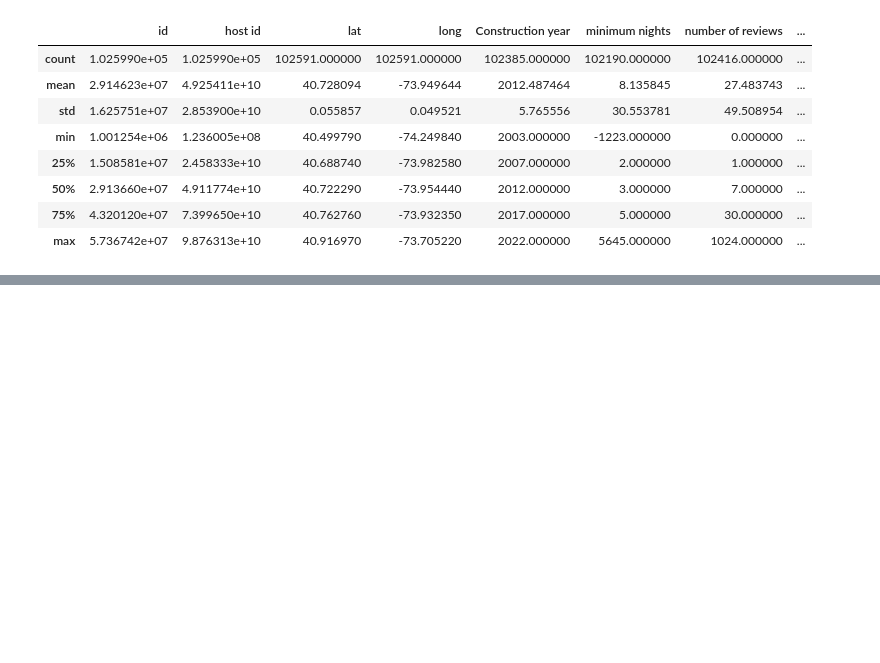
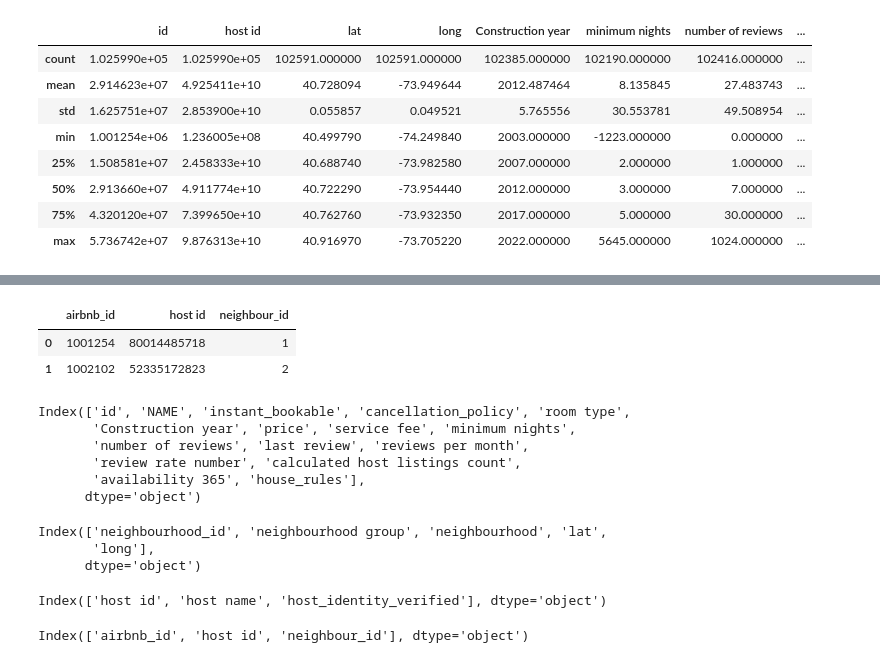
Before and after one commit to lapiceroazul4/Airbnb_Data_Analysis, a Jupyter notebook: main.ipynb, the cells around one changed output, grey strips where cells are left out. Saved outputs shown, nothing was run; the diff lists cells and outputs as text; code cells hidden in the pictures; blank space fills up the shorter version.

```diff
--- a/main.ipynb
+++ b/main.ipynb
@@ -256,0 +267,42 @@ dtype: object
+# %%
+#Delete the following columns ince we already set up diferent tables to save all the information related with neighbourhoods and hots
+df_airbnb.drop(["neighbourhood group", "neighbourhood", "lat", "long"], axis=1, inplace=True)
+df_airbnb.drop(["host name", "host_identity_verified"], axis=1, inplace=True)
+df_airbnb.drop(["NAME", "instant_bookable",
+     "cancellation_policy", "room type", "Construction year",
+     "price", "service fee", "minimum nights", "number of reviews",
+     "last review", "reviews per month", "review rate number", "calculated host listings count",
+     "availability 365", "house_rules"], axis=1, inplace=True)
+# %%
+renaming_columns = {
+    "id" : "airbnb_id",
+}
+df_airbnb.rename(columns=renaming_columns, inplace=True)
+df_airbnb.head(2)
+# %% [output]
+|  | airbnb_id | host id | neighbour_id |
+| 0 | 1001254 | 80014485718 | 1 |
+| 1 | 1002102 | 52335172823 | 2 |
+# %%
+airbnb_detail.columns
+# %% [output]
+Index(['id', 'NAME', 'instant_bookable', 'cancellation_policy', 'room type',
+       'Construction year', 'price', 'service fee', 'minimum nights',
+       'number of reviews', 'last review', 'reviews per month',
+       'review rate number', 'calculated host listings count',
+       'availability 365', 'house_rules'],
+      dtype='object')
+# %%
+neighbourhood_table.columns
+# %% [output]
+Index(['neighbourhood_id', 'neighbourhood group', 'neighbourhood', 'lat',
+       'long'],
+      dtype='object')
+# %%
+host_table.columns
+# %% [output]
+Index(['host id', 'host name', 'host_identity_verified'], dtype='object')
+# %%
+df_airbnb.columns
+# %% [output]
+Index(['airbnb_id', 'host id', 'neighbour_id'], dtype='object')
```
Also changed, not shown: parts of 21 cells of this notebook, 2 other files.
